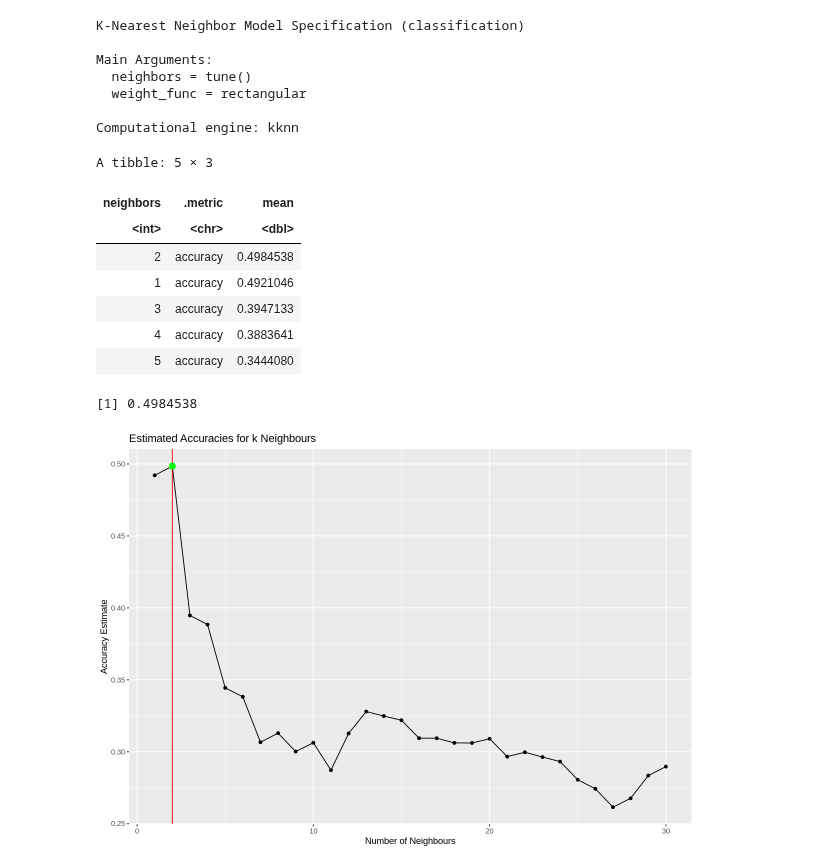
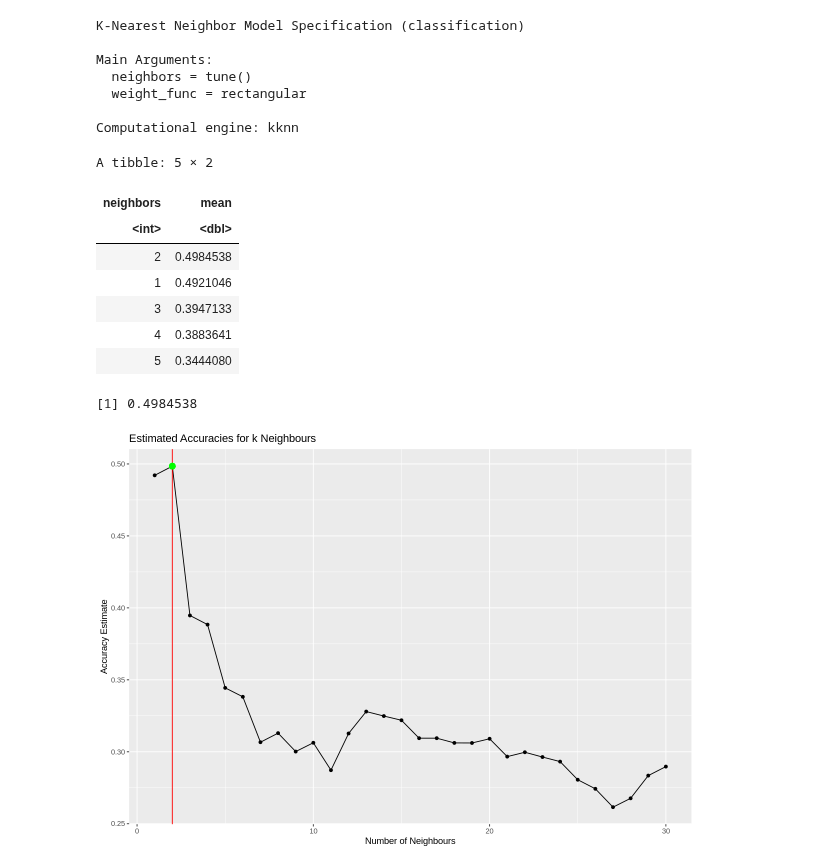
Before and after one commit to drkchu/chest-pain-classification, a Jupyter notebook: heart_disease.ipynb, the cells around one changed output. Saved outputs shown, nothing was run; the diff lists cells and outputs as text; code cells hidden in the pictures.

```diff
--- a/heart_disease.ipynb
+++ b/heart_disease.ipynb
@@ -313,7 +317,7 @@ Computational engine: kknn
 set.seed(1)
 #Perform 5-fold cross-validation to choose best k
 hd_vfold <- vfold_cv(heart_disease_train, v = 5, strata = cp)
-gridvals <- tibble(neighbors = seq(1,30))
+gridvals <- tibble(neighbors = seq(1, 30))
 
 hd_results <- workflow() |>
     add_recipe(heart_disease_recipe) |>
@@ -322,27 +326,28 @@ hd_results <- workflow() |>
     collect_metrics() |>
     filter(.metric == "accuracy")
 
-best_estimated_accuracy <- hd_results |>
-    select(neighbors,.metric,mean)|>
-    arrange(desc(mean))|>
-    head(5)
-best_estimated_accuracy
+best_k_values <- hd_results |>
+    select(neighbors, mean)|>
+    arrange(desc(mean))
-# %% [output]
-A tibble: 5 × 3
-| neighbors | .metric | mean |
-| <int> | <chr> | <dbl> |
-| 2 | accuracy | 0.4984538 |
-| 1 | accuracy | 0.4921046 |
-| 3 | accuracy | 0.3947133 |
-| 4 | accuracy | 0.3883641 |
-| 5 | accuracy | 0.3444080 |
+# %%
+head(best_k_values, n = 5)
+# %% [output]
+A tibble: 5 × 2
+| neighbors | mean |
+| <int> | <dbl> |
+| 2 | 0.4984538 |
+| 1 | 0.4921046 |
+| 3 | 0.3947133 |
+| 4 | 0.3883641 |
+| 5 | 0.3444080 |
 # %%
-Best_k<- best_estimated_accuracy|>
-    select(neighbors:mean)|>
-    summarise(max(mean))|>
+best_estimated_accuracy <- best_k_values |>
+    filter(neighbors == 2) |>
+    select(mean) |>
     pull()
-Best_k
-# %% [output]
-[1] 0.4984538
+# %%
+best_estimated_accuracy
+# %% [output]
+[1] 0.4984538
 # %%
 # plot out and look at which value of k is the best
```
Also changed, not shown: parts of 14 cells of this notebook.
